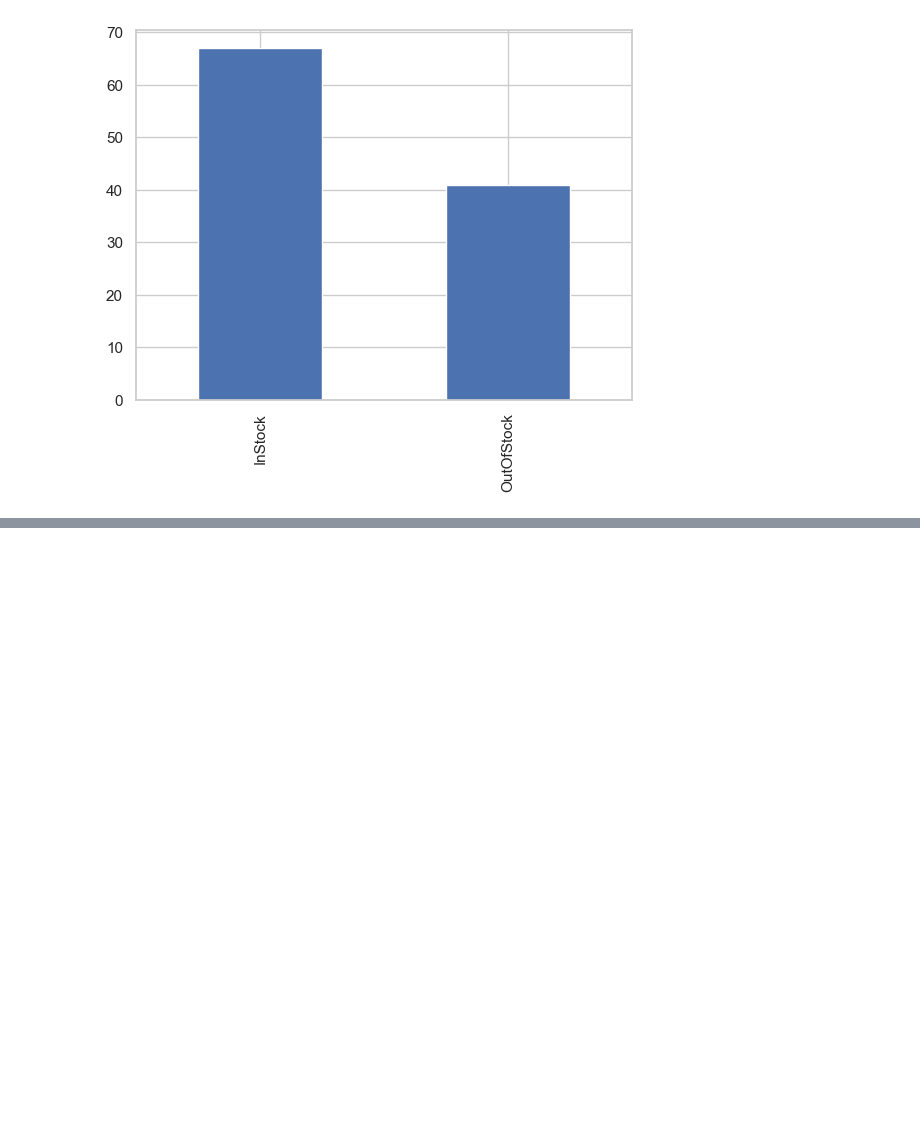
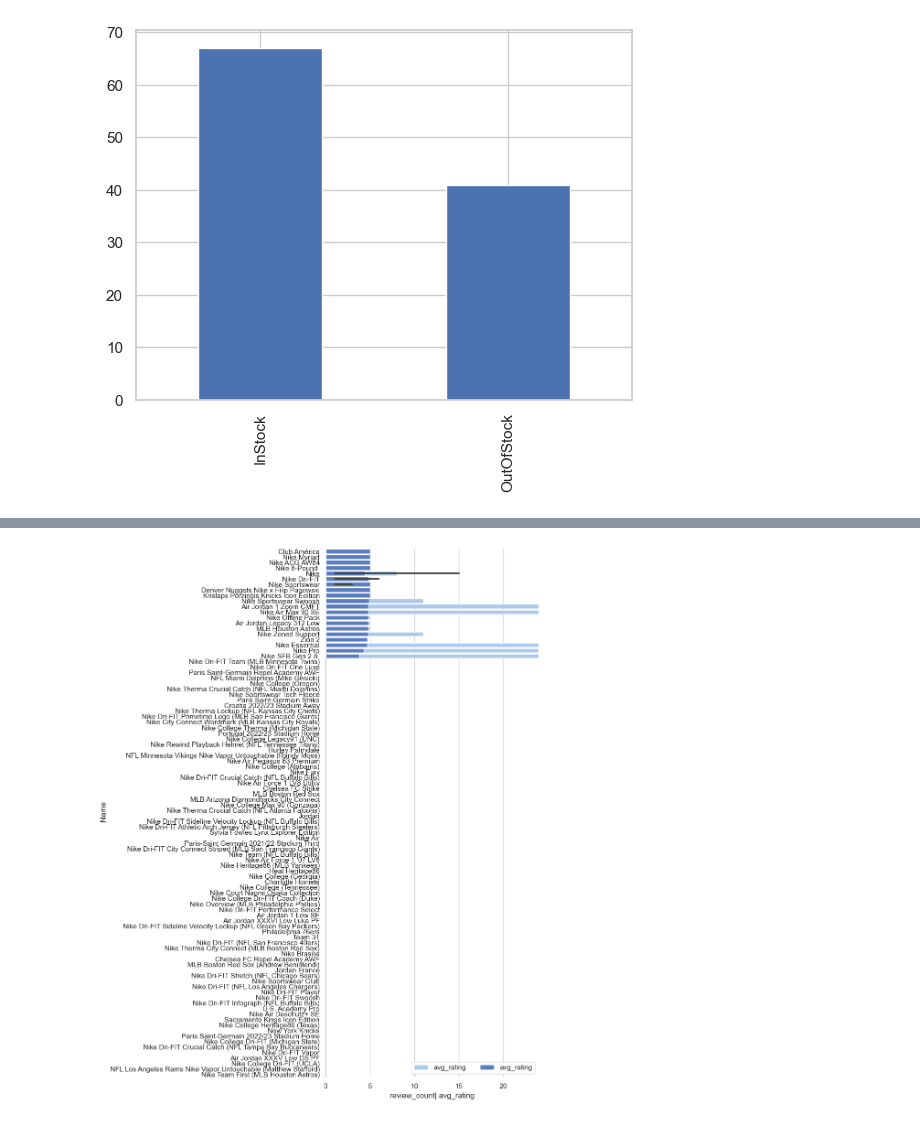
Before and after one commit to amalsalilan/Nike, a Jupyter notebook: Nike.ipynb, the cells around one changed output, grey strips where cells are left out. Cells and saved outputs as stored; diff of their text form; code cells hidden in the pictures; blank space fills up the shorter version.

```diff
--- a/Nike.ipynb
+++ b/Nike.ipynb
@@ -116,0 +148,19 @@ data
+# %%
+
+sns.set_theme(style="whitegrid")
+f, ax = plt.subplots(figsize=(6, 15))
+sns.set_color_codes("pastel")
+sns.barplot(x="review_count", y="name", data=df_sorted,
+            label="avg_rating", color="b")
+
+sns.set_color_codes("muted")
+sns.barplot(x="avg_rating", y="name", data=df_sorted,
+            label="avg_rating", color="b")
+
+
+ax.legend(ncol=2, loc="lower right", frameon=True)
+ax.set(xlim=(0, 24), ylabel=" Name",
+       xlabel="review_count| avg_rating")
+sns.despine(left=True, bottom=True)
+# %% [output]
+[figure, added]
```
Also changed, not shown: parts of 7 cells of this notebook.
